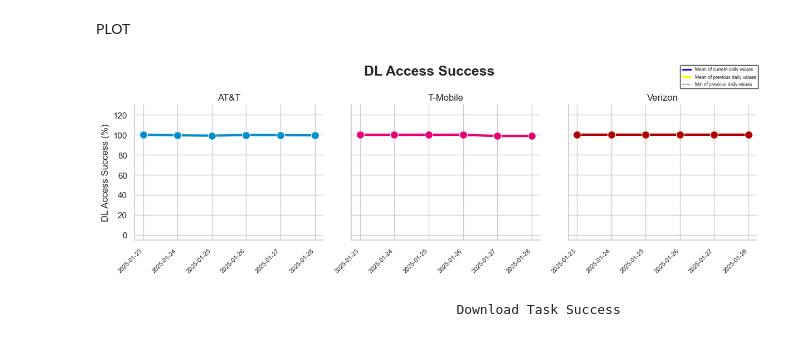
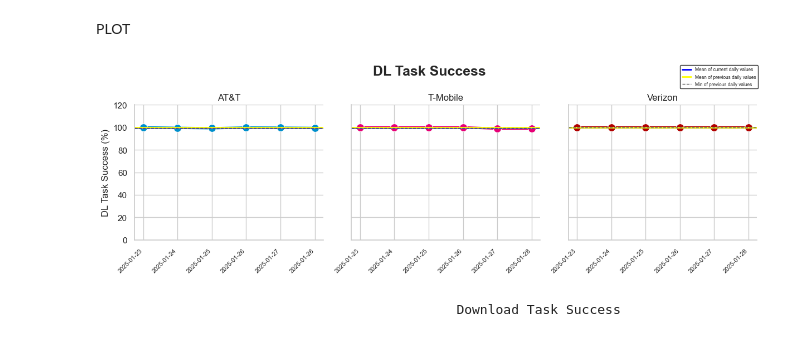
Before and after one commit to ookla-jennymassari/dq_reporting_test.py, a Jupyter notebook: dq_reporting_notebook.ipynb, the cells around one changed output. Drawn from its saved outputs; the diff is of its cells as text; code cells hidden in the pictures.

Commit message:
Debugging the issue with the mean lines not showing for VoLTE and DL throughput.

```diff
--- a/dq_reporting_notebook.ipynb
+++ b/dq_reporting_notebook.ipynb
@@ -2084,39 +2081,36 @@ def plot_with_dl_acc_succ(data, color, **kwargs):
         **kwargs
     )
 
-    # Calculate the mean of current values for carrier
-mean_curr_vals = dl_all_acc_curr[dl_all_acc_curr['carrier'] == carrier]['avg_dl_acc_curr']
-if not mean_curr_vals.empty:
-    mean_curr = mean_curr_vals.mean()  # Calculate the mean (this is a correction)
-    plt.axhline(
-        y=mean_curr,
-        color="blue",
-        linewidth=2,
-        linestyle="-"
-    )
+    # Add summary lines
+    mean_curr_vals = dl_all_acc_curr[dl_all_acc_curr['carrier'] == carrier]['avg_dl_acc_curr']
+    if not mean_curr_vals.empty:
+        mean_curr = mean_curr_vals.mean()
+        plt.axhline(
+            y=mean_curr,
+            color="blue",
+            linewidth=2,
+            linestyle="-"
+        )
 
-# Calculate the mean of previous values for carrier
-mean_comp_vals = dl_all_acc_comp[dl_all_acc_comp['carrier'] == carrier]['avg_dl_acc_comp']
-if not mean_comp_vals.empty:
-    mean_comp = mean_comp_vals.mean()  # Calculate the mean (this is a correction)
-    plt.axhline(
-        y=mean_comp,
-        color="yellow",
-        linewidth=2,
-        linestyle="-"
-    )
+    mean_comp_vals = dl_all_acc_comp[dl_all_acc_comp['carrier'] == carrier]['avg_dl_acc_comp']
+    if not mean_comp_vals.empty:
+        mean_comp = mean_comp_vals.mean()
+        plt.axhline(
+            y=mean_comp,
+            color="yellow",
+            linewidth=2,
+            linestyle="-"
+        )
 
-# Calculate the min value for carrier
-min_val_vals = dl_acc_comp[dl_acc_comp['carrier'] == carrier]['avg_dl_acc']
-if not min_val_vals.empty:
-    min_val = min_val_vals.min()  # Calculate the minimum (this is a correction)
-    plt.axhline(
-        y=min_val,
-        color="#686868",
-        linewidth=1,
-        linestyle="dashed"
-    )
-
+    min_vals = dl_acc_comp[dl_acc_comp['carrier'] == carrier]['avg_dl_acc']
+    if not min_vals.empty:
+        min_val = min_vals.min()
+        plt.axhline(
+            y=min_val,
+            color="#686868",
+            linewidth=1,
+            linestyle="dashed"
+        )
 
 g = sns.FacetGrid(
     dl_acc_curr,
@@ -2129,37 +2123,37 @@ g = sns.FacetGrid(
 g.map_dataframe(plot_with_dl_acc_succ)
 
 g.set_titles(col_template="{col_name}")
-g.set_axis_labels("", "DL Access Success (%)")
-g.set(ylim=(-5, 130))
+g.set_axis_labels("", "DL Task Success (%)")
+g.set(ylim=(0, 120))
 
 # Adjust the x-axis tick labels (dates)
 for ax in g.axes.flat:
     ax.tick_params(axis='x', labelsize=8)
     ax.set_xticklabels(ax.get_xticklabels(), rotation=45, ha="right")
 
 plt.subplots_adjust(top=0.9)
-g.fig.suptitle("DL Access Success", fontsize=18, fontweight="bold")
+g.fig.suptitle("DL Task Success", fontsize=18, fontweight="bold")
 
 
 # Create custom legend handles
 mean_curr_line = mlines.Line2D([], [], color='blue', linewidth=2, label='Mean of current daily values')
 mean_comp_line = mlines.Line2D([], [], color='yellow', linewidth=2, label='Mean of previous daily values')
 min_comp_line = mlines.Line2D([], [], color='#686868', linewidth=1, linestyle='dashed', label='Min of previous daily values')
 
 # Add to the figure legend (not individual subplots)
 g.add_legend()
 g.fig.legend(
     handles=[mean_curr_line, mean_comp_line, min_comp_line],
     loc='upper right',
     bbox_to_anchor=(0.99, 0.99),
     fontsize=6,
     frameon=True,
     edgecolor='black'
 )
 plt.tight_layout()
 plt.show()
 # %% [output]
-[figure, old version]
+[figure, new version]
 # %% [markdown]
                                                 Download Task Success
 # %%
```
Also changed, not shown: parts of 1 cell of this notebook.
